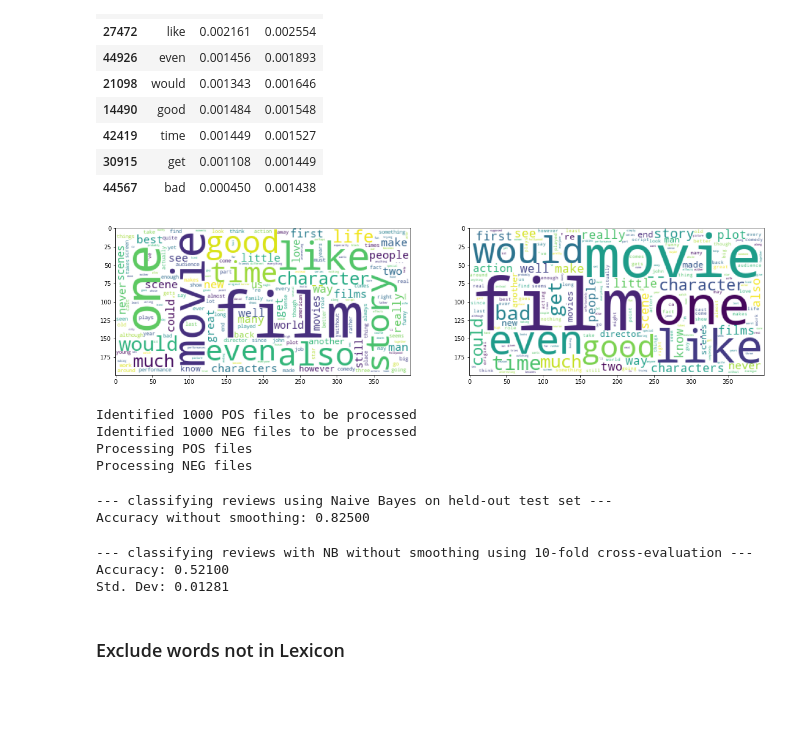
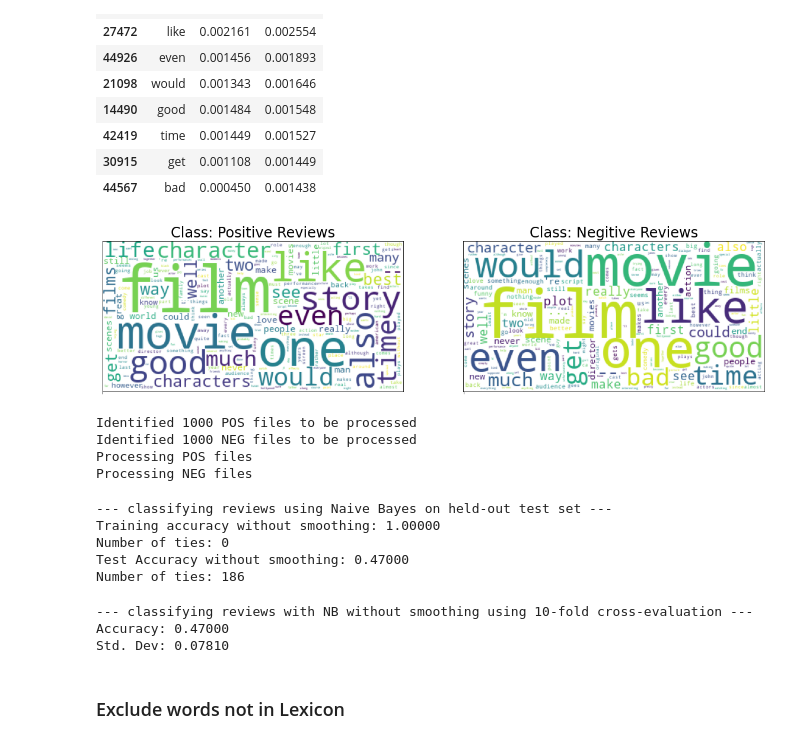
Before and after one commit to thatscotdatasci/MLMI13, a Jupyter notebook: practical.ipynb, the cells around one changed output. Drawn from its saved outputs; the diff is of its cells as text; code cells hidden in the pictures; blank space fills up the shorter version.

```diff
--- a/practical.ipynb
+++ b/practical.ipynb
@@ -21,6 +22,8 @@ from Statistics import SignTest
 from Classifiers import NaiveBayesText, SVMText
 from Extensions import SVMDoc2Vec
 from Constants import PUNCTUATION
+# %%
+plt.rc('font', size=20)
 # %%
 # whether to use corpus pickles
 use_pickles = True
@@ -240,4 +260,9 @@ for i, sent in enumerate(['POS', 'NEG']):
     nb_word_freq_top_dict = nb_word_freq_top[['word', sent]].set_index('word').to_dict()[sent]
     wordcloud = WordCloud(background_color='white', collocations=False).generate_from_frequencies(nb_word_freq_top_dict)
     ax[i].imshow(wordcloud)
+    ax[i].set_title(f'Class: {sent.title()}itive Reviews')
+    ax[i].set_xticks([0])
+    ax[i].set_xticklabels([])
+    ax[i].set_yticks([])
+fig.savefig(os.path.join(plot_dir, 'nb_frequency_wordcloud.jpeg'), pad_inches=0.2, bbox_inches='tight')
 # %% [output]
@@ -297,4 +322,9 @@ for i, sent in enumerate(['POS', 'NEG']):
     nb_word_freq_top_dict = nb_word_freq_top[['word', sent]].set_index('word').to_dict()[sent]
     wordcloud = WordCloud(background_color='white', collocations=False).generate_from_frequencies(nb_word_freq_top_dict)
     ax[i].imshow(wordcloud)
+    ax[i].set_title(f'Class: {sent.title()}itive Reviews')
+    ax[i].set_xticks([0])
+    ax[i].set_xticklabels([])
+    ax[i].set_yticks([])
+fig.savefig(os.path.join(plot_dir, 'nb_frequency_punct_wordcloud.jpeg'), pad_inches=0.2, bbox_inches='tight')
 # %% [output]
@@ -347,4 +412,9 @@ for i, sent in enumerate(['POS', 'NEG']):
     nb_word_freq_top_dict = nb_word_freq_top[['word', sent]].set_index('word').to_dict()[sent]
     wordcloud = WordCloud(background_color='white', collocations=False).generate_from_frequencies(nb_word_freq_top_dict)
     ax[i].imshow(wordcloud)
+    ax[i].set_title(f'Class: {sent.title()}itive Reviews')
+    ax[i].set_xticks([0])
+    ax[i].set_xticklabels([])
+    ax[i].set_yticks([])
+fig.savefig(os.path.join(plot_dir, 'nb_frequency_stop_wordcloud.jpeg'), pad_inches=0.2, bbox_inches='tight')
 # %% [output]
@@ -384,13 +489,18 @@ nb_word_freq_stop_punct.sort_values('NEG', ascending=False).head(10)
 # %%
 fig, ax = plt.subplots(1, 2, figsize=(20,10))
 
 for i, sent in enumerate(['POS', 'NEG']):
     nb_word_freq_top = nb_word_freq_stop_punct.sort_values(sent, ascending=False)
     nb_word_freq_top_dict = nb_word_freq_top[['word', sent]].set_index('word').to_dict()[sent]
     wordcloud = WordCloud(background_color='white', collocations=False).generate_from_frequencies(nb_word_freq_top_dict)
     ax[i].imshow(wordcloud)
+    ax[i].set_title(f'Class: {sent.title()}itive Reviews')
+    ax[i].set_xticks([0])
+    ax[i].set_xticklabels([])
+    ax[i].set_yticks([])
+fig.savefig(os.path.join(plot_dir, 'nb_frequency_stop_punct_wordcloud.jpeg'), pad_inches=0.2, bbox_inches='tight')
 # %% [output]
-[figure, old version]
+[figure, new version]
 # %%
 corpus_stop_punct=MovieReviewCorpus(stemming=False,allowed_vocab=set(nb_word_freq_stop_punct['word'].unique()))
 # %% [output]
@@ -400,25 +510,32 @@ Processing POS files
 Processing NEG files
 # %%
 print("--- classifying reviews using Naive Bayes on held-out test set ---")
-NB=NaiveBayesText(smoothing=True,bigrams=False,trigrams=False,discard_closed_class=False)
+NB=NaiveBayesText(smoothing=False,bigrams=False,trigrams=False,discard_closed_class=False)
 NB.train(corpus_stop_punct.train)
-NB.test(corpus_stop_punct.test, ignore_zero_prob=True, verbose=False)
-print(f"Accuracy without smoothing: {NB.getAccuracy():.5f}")
+NB.test(corpus_stop_punct.train, verbose=False)
+print(f"Training accuracy without smoothing: {NB.getAccuracy():.5f}")
+print(f"Number of ties: {NB.ties}")
+NB.test(corpus_stop_punct.test, verbose=False)
+print(f"Test Accuracy without smoothing: {NB.getAccuracy():.5f}")
+print(f"Number of ties: {NB.ties}")
 # %% [output]
 --- classifying reviews using Naive Bayes on held-out test set ---
-Accuracy without smoothing: 0.82500
+Training accuracy without smoothing: 1.00000
+Number of ties: 0
+Test Accuracy without smoothing: 0.47000
+Number of ties: 186
 # %%
 print("--- classifying reviews with NB without smoothing using 10-fold cross-evaluation ---")
 # using previous instantiated object
 NB.crossValidate(corpus_stop_punct)
 # store predictions from classifier
-non_smoothed_preds=NB.predictions
+nb_non_smoothed_stop_punct_preds=NB.predictions
 print(f"Accuracy: {NB.getAccuracy():.5f}")
 print(f"Std. Dev: {NB.getStdDeviation():.5f}")
 # %% [output]
 --- classifying reviews with NB without smoothing using 10-fold cross-evaluation ---
-Accuracy: 0.52100
-Std. Dev: 0.01281
+Accuracy: 0.47000
+Std. Dev: 0.07810
 # %% [markdown]
 ### Exclude words not in Lexicon
 # %%
```
Also changed, not shown: parts of 27 cells of this notebook.
